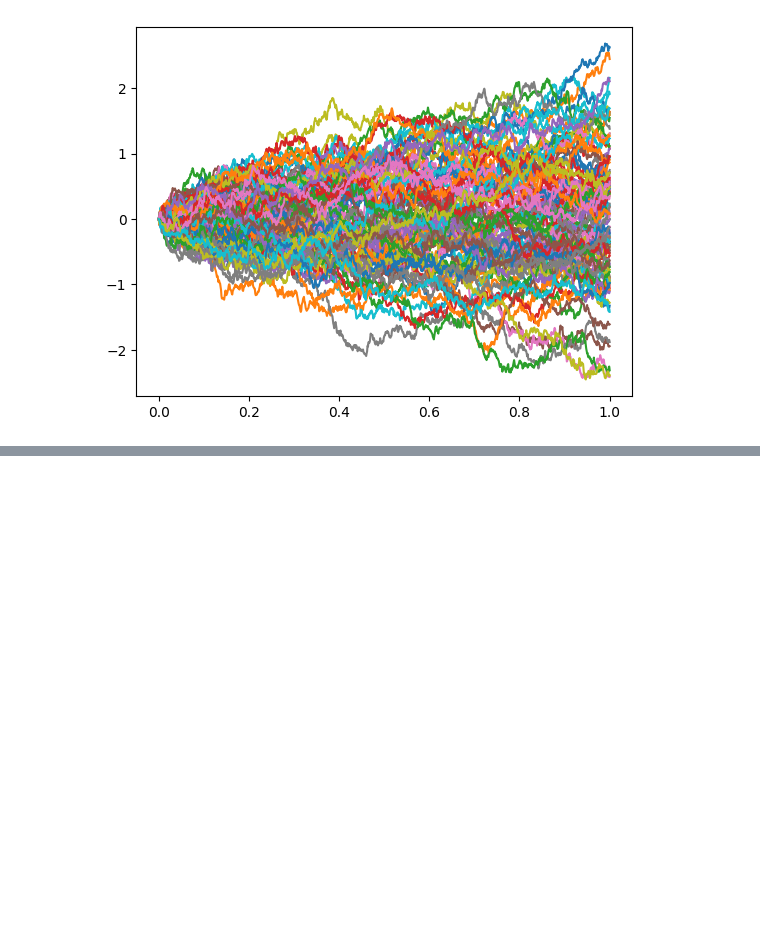
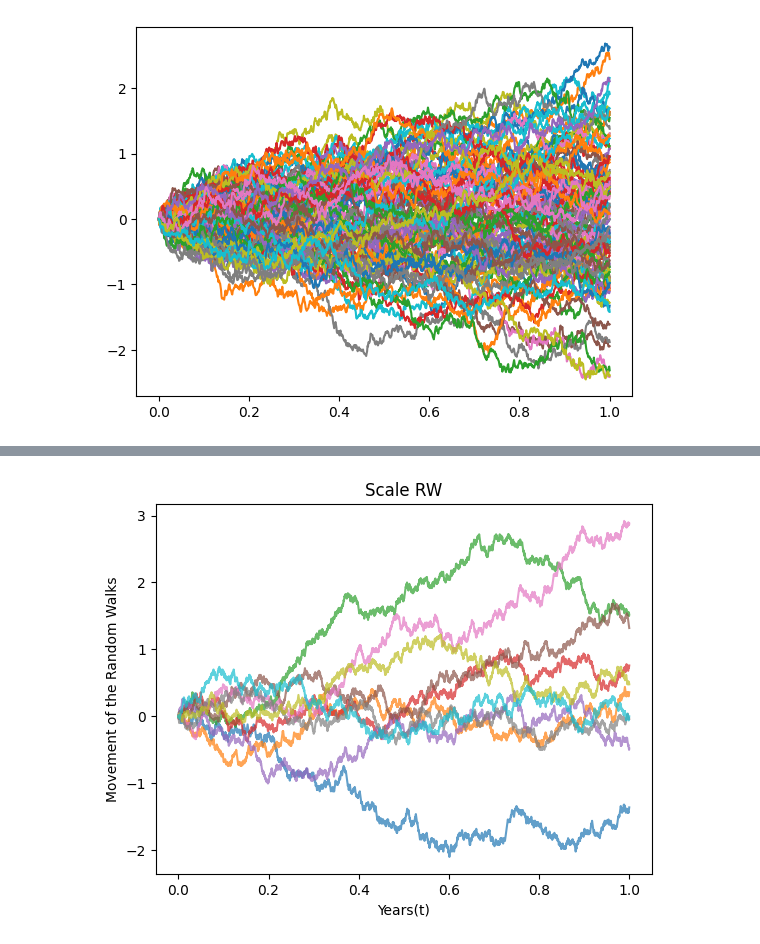
Before and after one commit to noambcm/BASICS, a Jupyter notebook: First-principles-MB.ipynb, the cells around one changed output, grey strips where cells are left out. Cells and saved outputs as stored; diff of their text form; code cells hidden in the pictures; blank space fills up the shorter version.

```diff
--- a/First-principles-MB.ipynb
+++ b/First-principles-MB.ipynb
@@ -40,0 +128,30 @@ W = np.concatenate((W0, np.cumsum(dW, axis=1)), axis = 1) # W : 100*10001
+# %%
+# 5. Extension of the precedent part
+# The purpose of this section is to show how W(n)(t) converges to a Brownian Motion
+# when n goes to inf
+# Same code than precedently, just a change of number of intervals : 2500
+
+random_walk = [-1, 1]
+number_of_simulations = 10
+t = 1
+number_of_intervals = 2500 # Subdivision of [0, 1] in 2500 intervals
+
+walking_vector = np.random.choice(random_walk, size=(number_of_simulations, number_of_intervals))
+initialized_vector = np.zeros((number_of_simulations, 1))
+complete_vector = np.cumsum(walking_vector, axis=1)
+final_vector = np.concatenate((initialized_vector, complete_vector), axis=1)
+
+
+scaled_random_walk = (1/np.sqrt(number_of_intervals)) * final_vector # size: 10*1001
+
+time = np.linspace(0, t, number_of_intervals + 1) # +1 bc there is the initilized vector (time 0)
+
+for i in range(number_of_simulations):
+    plt.plot(time, scaled_random_walk[i, :], label=f"Simulation {i+1}", alpha=0.7)
+
+plt.title("Scale RW")
+plt.xlabel("Years(t)")
+plt.ylabel("Movement of the Random Walks")
+plt.show()
+# %% [output]
+[figure, added]
```
Also changed, not shown: parts of 5 cells of this notebook.
